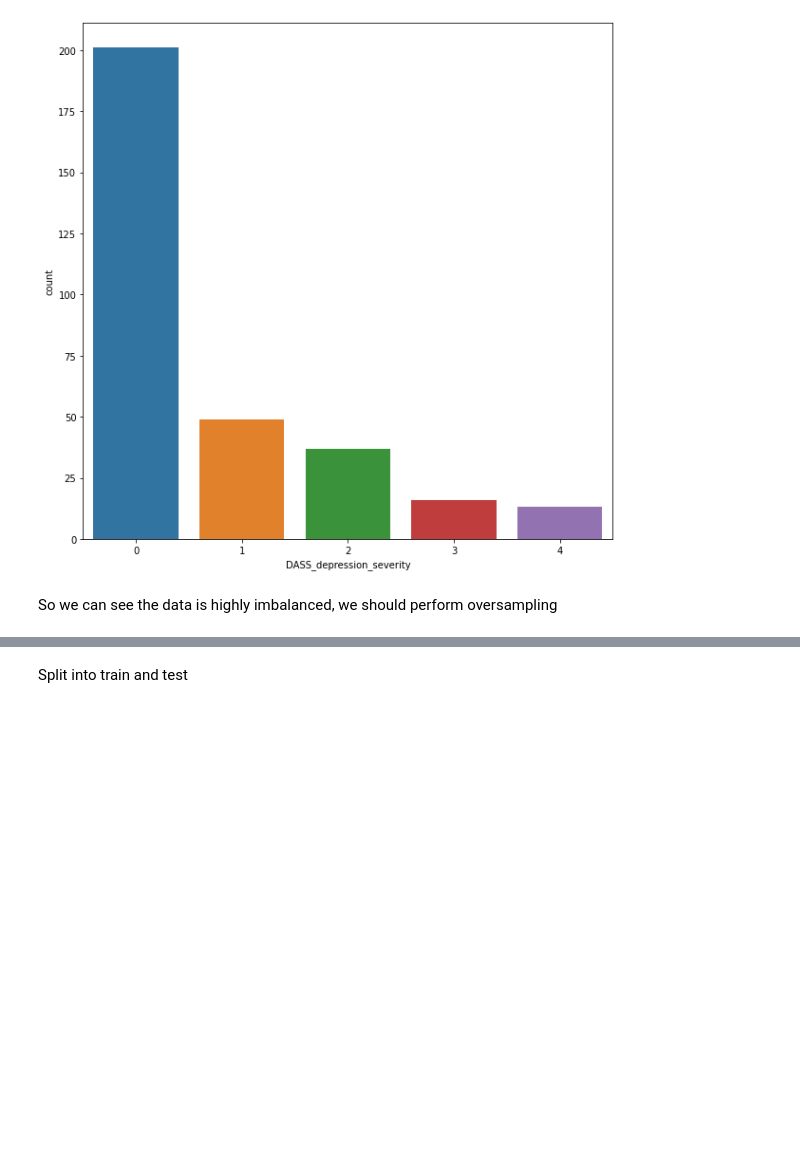
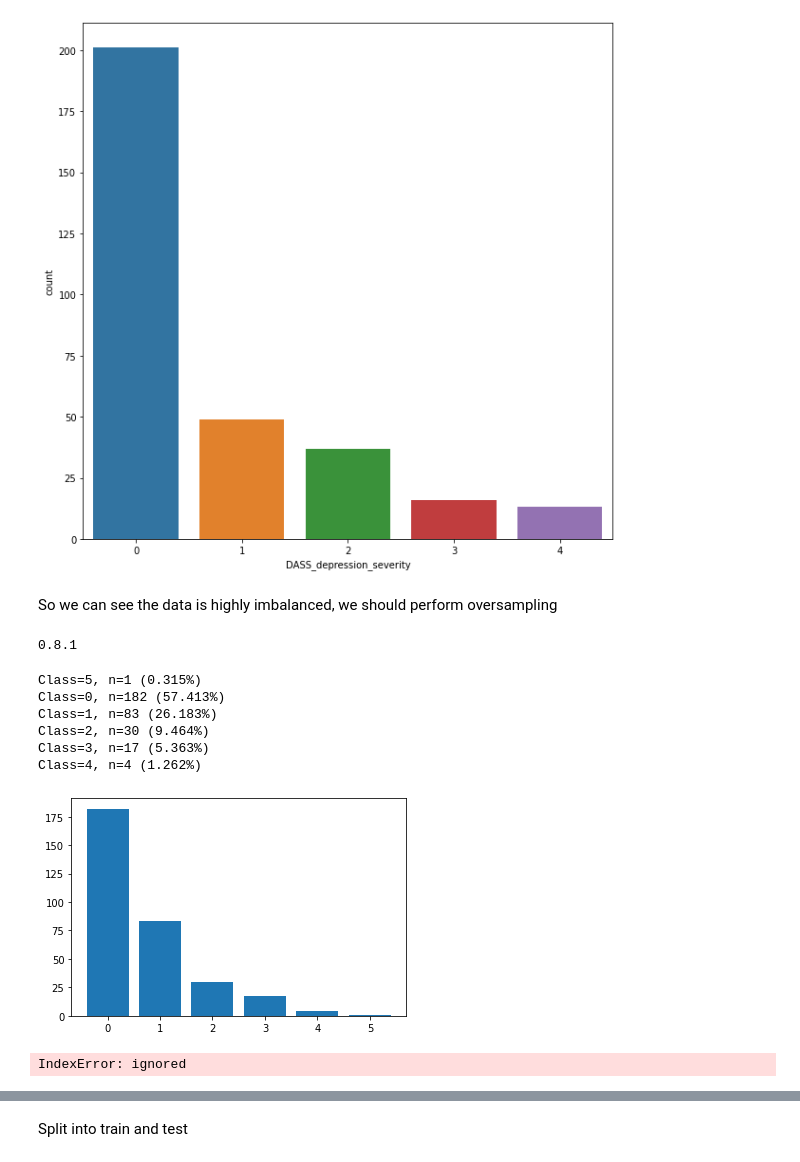
Before and after one commit to weihan444/ML-Hackathon, a Jupyter notebook: ML_Hackathon.ipynb, the cells around one changed output, grey strips where cells are left out. Drawn from its saved outputs; the diff is of its cells as text; code cells hidden in the pictures; blank space fills up the shorter version.

```diff
--- a/ML_Hackathon.ipynb
+++ b/ML_Hackathon.ipynb
@@ -63,3 +67,74 @@ plt.show()
 [figure]
 # %% [markdown]
 So we can see the data is highly imbalanced, we should perform oversampling
+# %%
+
+# check version number
+import imblearn
+print(imblearn.__version__)
+# %% [output]
+0.8.1
+# %%
+# load and summarize the dataset
+from collections import Counter
+from sklearn.preprocessing import LabelEncoder
+# define the dataset location
+url = 'https://raw.githubusercontent.com/weihan444/ML-Hackathon/main/ML%20Dataset.csv'
+# load the csv file as a data frame
+df = read_csv(url, header=None)
+data = df.values
+# split into input and output elements
+X, y = data[:, :-1], data[:, -1]
+# label encode the target variable
+y = LabelEncoder().fit_transform(y)
+# summarize distribution
+counter = Counter(y)
+for k,v in counter.items():
+	per = v / len(y) * 100
+	print('Class=%d, n=%d (%.3f%%)' % (k, v, per))
+# plot the distribution
+pyplot.bar(counter.keys(), counter.values())
+pyplot.show()
+# %% [output]
+Class=5, n=1 (0.315%)
+Class=0, n=182 (57.413%)
+Class=1, n=83 (26.183%)
+Class=2, n=30 (9.464%)
+Class=3, n=17 (5.363%)
+Class=4, n=4 (1.262%)
+[figure, added]
+# %%
+# example of oversampling a multi-class classification dataset
+from pandas import read_csv
+from imblearn.over_sampling import SMOTE
+from collections import Counter
+from matplotlib import pyplot
+from sklearn.preprocessing import LabelEncoder
+# define the dataset location
+url = 'https://raw.githubusercontent.com/weihan444/ML-Hackathon/main/ML%20Dataset.csv'
+# load the csv file as a data frame
+df = read_csv(url)
+data = df.values
+# split into input and output elements
+#data[["Age_Numerical", "Gender", "Routine_loss", "Class_hours", "Medical_illness", "Mental_illness", "COVID_symptoms", "Quarantine", "DASS_depression_severity"]]
+#y = X.pop('DASS_depression_severity')
+z = df.copy()
+X = data[["Age_Numerical", "Gender", "Routine_loss", "Class_hours", "Medical_illness", "Mental_illness", "COVID_symptoms", "Quarantine", "DASS_depression_severity"]]
+y = z.pop('DASS_depression_severity')
+
+# label encode the target variable
+#y = LabelEncoder().fit_transform(y)
+# transform the dataset
+oversample = SMOTE()
+X, y = oversample.fit_resample(X, y)
+# summarize distribution
+counter = Counter(y)
+for k,v in counter.items():
+	per = v / len(y) * 100
+	print('Class=%d, n=%d (%.3f%%)' % (k, v, per))
+# plot the distribution
+pyplot.bar(counter.keys(), counter.values())
+pyplot.show()
+y = keras.utils.to_categorical(y)
+# %% [output]
+IndexError: ignored
```
Also changed, not shown: parts of 6 cells of this notebook.
